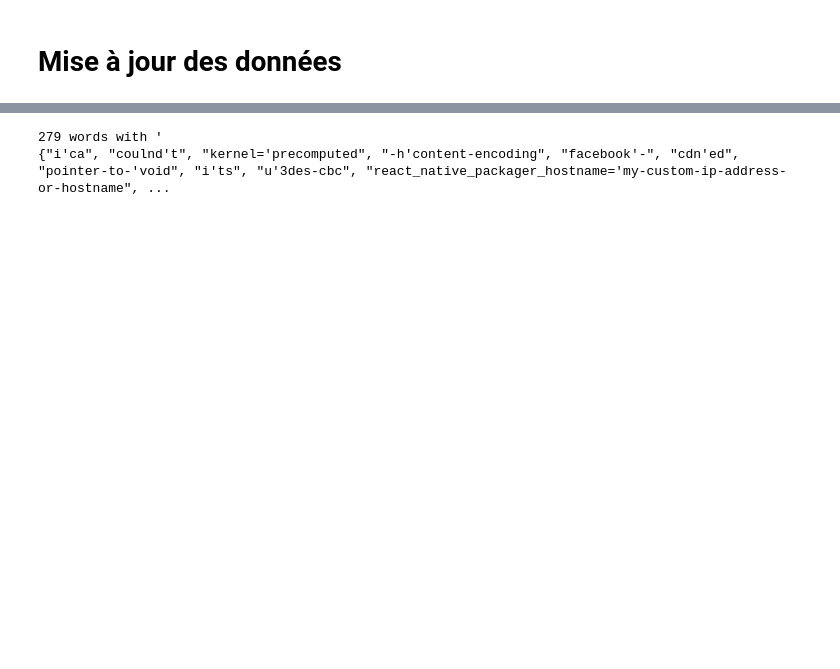
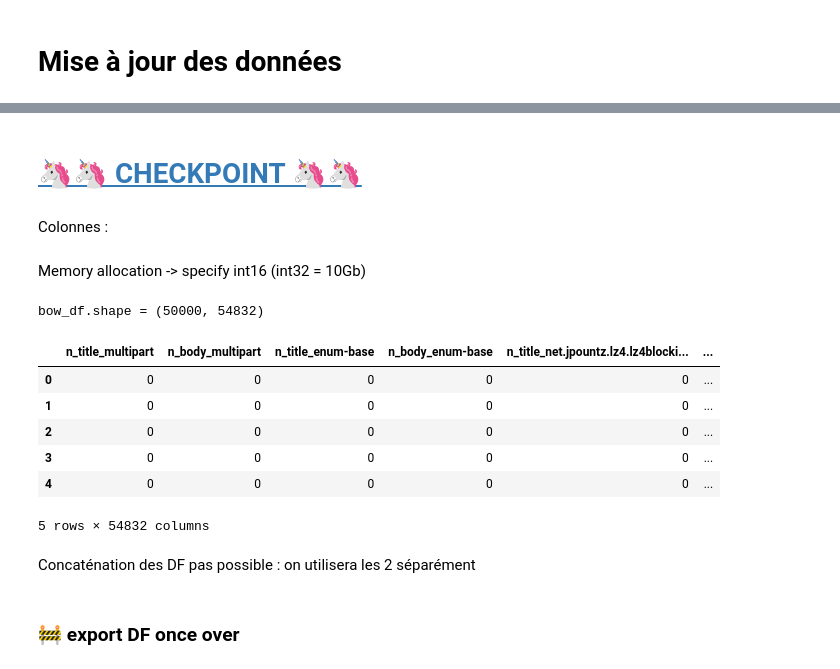
Before and after one commit to sycod/OC_P5_SoF, a Jupyter notebook: 1_EDA.ipynb, the cells around one changed output, grey strips where cells are left out. Cells and saved outputs as stored; diff of their text form; code cells hidden in the pictures; blank space fills up the shorter version.

```diff
--- a/1_EDA.ipynb
+++ b/1_EDA.ipynb
@@ -334,8 +343,3 @@ df["body_tokens"] = df["Body"].apply(
-# %%
-with open("data/df_cleaned.pkl", "wb") as f:
-    pickle.dump(df, f)
-# with open("data/df_cleaned.pkl", "rb") as f:
-#     df = pickle.load(f)
 # %%
 df
 # %% [output]
@@ -474,14 +459,33 @@ Pour chaque mot dans le BOW, on ajoute les colonnes ``n_title_MOT`` et ``n_body_
-# %%
-_ = set()
-n = 0
-for i in total:
-    if "'" in i:
-        n += 1
-        _.add(i)
-    else:
-        pass
-print(n, "words with '")
-print(_)
-# %% [output]
-279 words with '
-{"i'ca", "coulnd't", "kernel='precomputed", "-h'content-encoding", "facebook'-", "cdn'ed", "pointer-to-'void", "i'ts", "u'3des-cbc", "react_native_packager_hostname='my-custom-ip-address-or-hostname", ...
+# %% [markdown]
+# <a id='toc6_'></a>[🦄🦄 CHECKPOINT 🦄🦄](#toc0_)
+# %% [markdown]
+Colonnes :
+# %%
+cols_title = [f"n_title_{t}" for t in total]
+cols_body = [f"n_body_{t}" for t in total]
+cols = [i for tuple in zip(cols_title, cols_body) for i in tuple]
+# %% [markdown]
+Memory allocation -> specify int16 (int32 = 10Gb)
+# %%
+# specify data type int16 for memory optimization
+bow_df = pd.DataFrame(
+    np.zeros((len(df), len(cols)), dtype=np.uint8),
+    index=np.arange(len(df)),
+    columns=cols
+)
+
+print(f"{bow_df.shape = }")
+display(bow_df.head())
+# %% [output]
+bow_df.shape = (50000, 54832)
+|  | n_title_multipart | n_body_multipart | n_title_enum-base | n_body_enum-base | n_title_net.jpountz.lz4.lz4blocki... | ... |
+| 0 | 0 | 0 | 0 | 0 | 0 | ... |
+| 1 | 0 | 0 | 0 | 0 | 0 | ... |
+| 2 | 0 | 0 | 0 | 0 | 0 | ... |
+| 3 | 0 | 0 | 0 | 0 | 0 | ... |
+| 4 | 0 | 0 | 0 | 0 | 0 | ... |
+5 rows × 54832 columns
+# %% [markdown]
+Concaténation des DF pas possible : on utilisera les 2 séparément
+# %% [markdown]
+### 🚧 export DF once over
```
Also changed, not shown: parts of 39 cells of this notebook, 2 other files.
